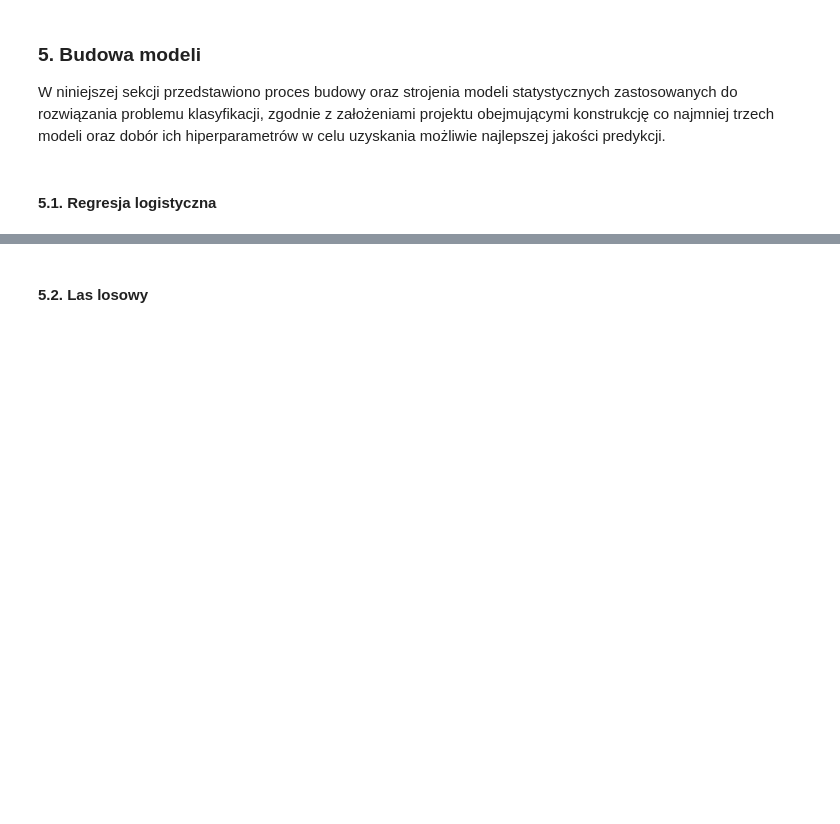
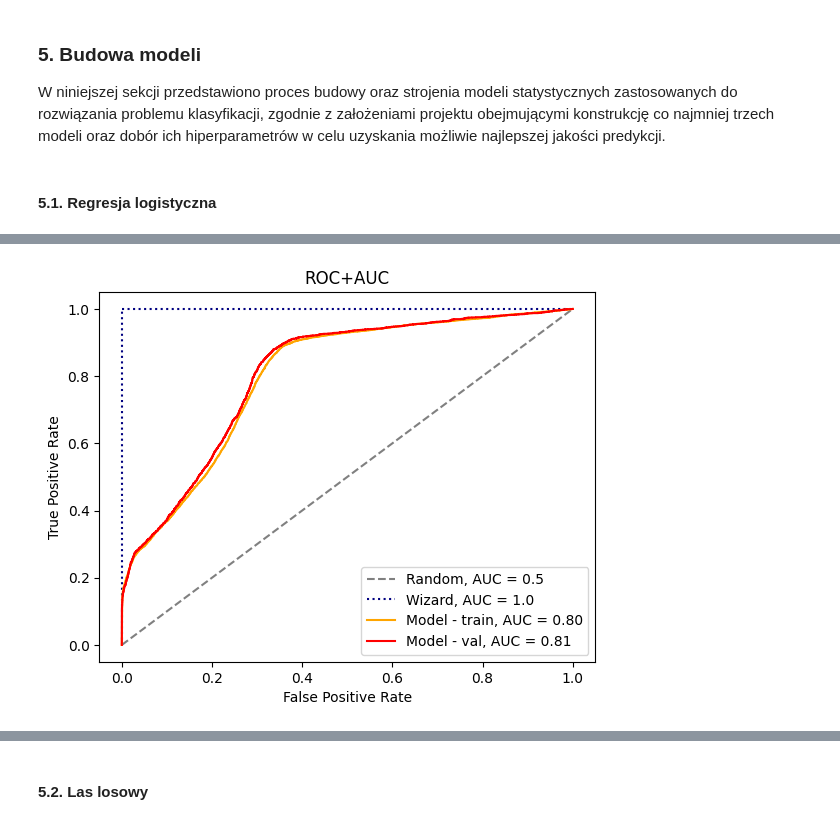
Before and after one commit to hoanganhlinh/SRD-projekt, a Jupyter notebook: adult-classification.ipynb, the cells around one changed output, grey strips where cells are left out. Drawn from its saved outputs; the diff is of its cells as text; code cells hidden in the pictures; blank space fills up the shorter version.

```diff
--- a/adult-classification.ipynb
+++ b/adult-classification.ipynb
@@ -570,0 +620,24 @@ W niniejszej sekcji przedstawiono proces budowy oraz strojenia modeli statystycz
+# %%
+y_train_proba = logreg.predict_proba(X_train)[:,1]
+fprt, tprt, _ = roc_curve(y_train, y_train_proba)
+auc_roct = auc(fprt, tprt)
+
+y_test_proba = logreg.predict_proba(X_test)[:,1]
+fprv, tprv, _ = roc_curve(y_test, y_test_proba)
+auc_rocv = auc(fprv, tprv)
+
+plt.figure()
+
+plt.xlabel("False Positive Rate")
+plt.ylabel("True Positive Rate")
+plt.title("ROC+AUC")
+
+plt.plot([0, 1], [0, 1], color="grey", linestyle="--", label="Random, AUC = 0.5")
+plt.plot([0, 0], [0, 1], color="navy", linestyle=":", label="Wizard, AUC = 1.0")
+plt.plot([0, 1], [1, 1], color="navy", linestyle=":")
+
+plt.plot(fprt, tprt, color="orange", label="Model - train, AUC = %0.2f" % auc_roct)
+plt.plot(fprv, tprv, color="red", label="Model - val, AUC = %0.2f" % auc_rocv)
+plt.legend(loc="lower right");
+# %% [output]
+[figure, added]
```
Also changed, not shown: parts of 8 cells of this notebook.
